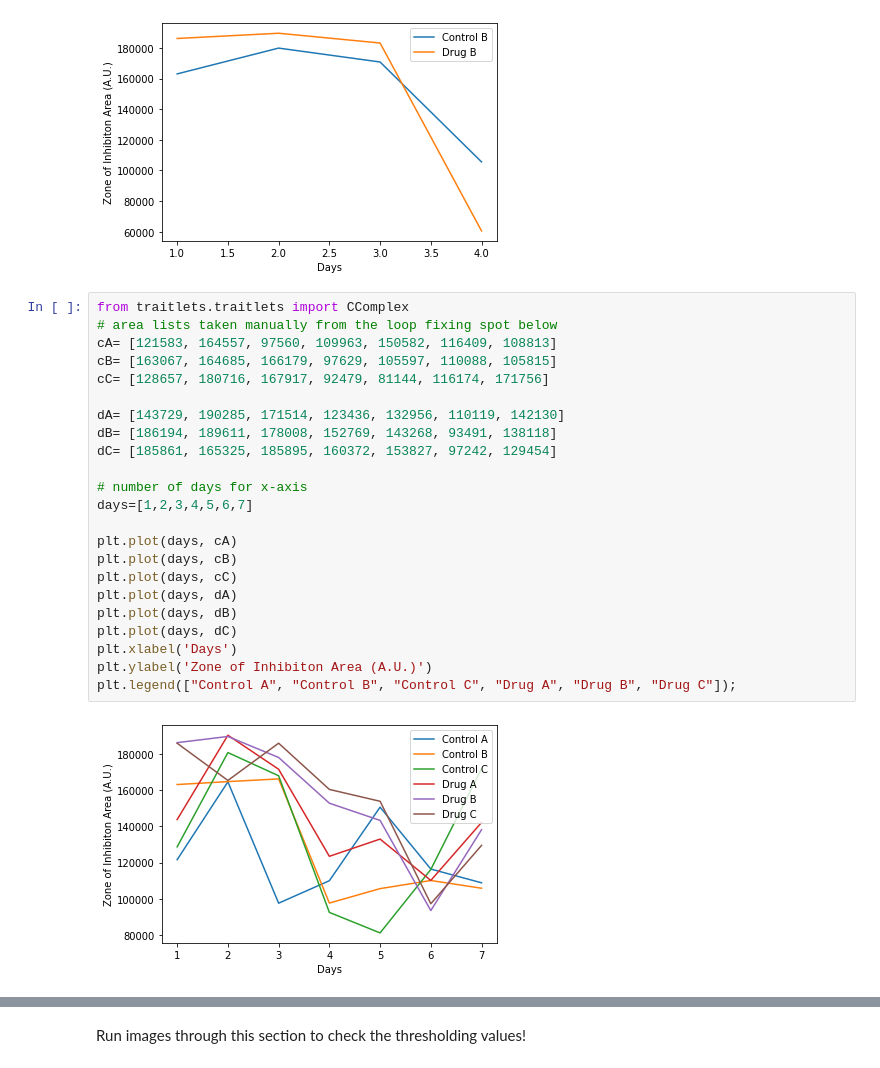
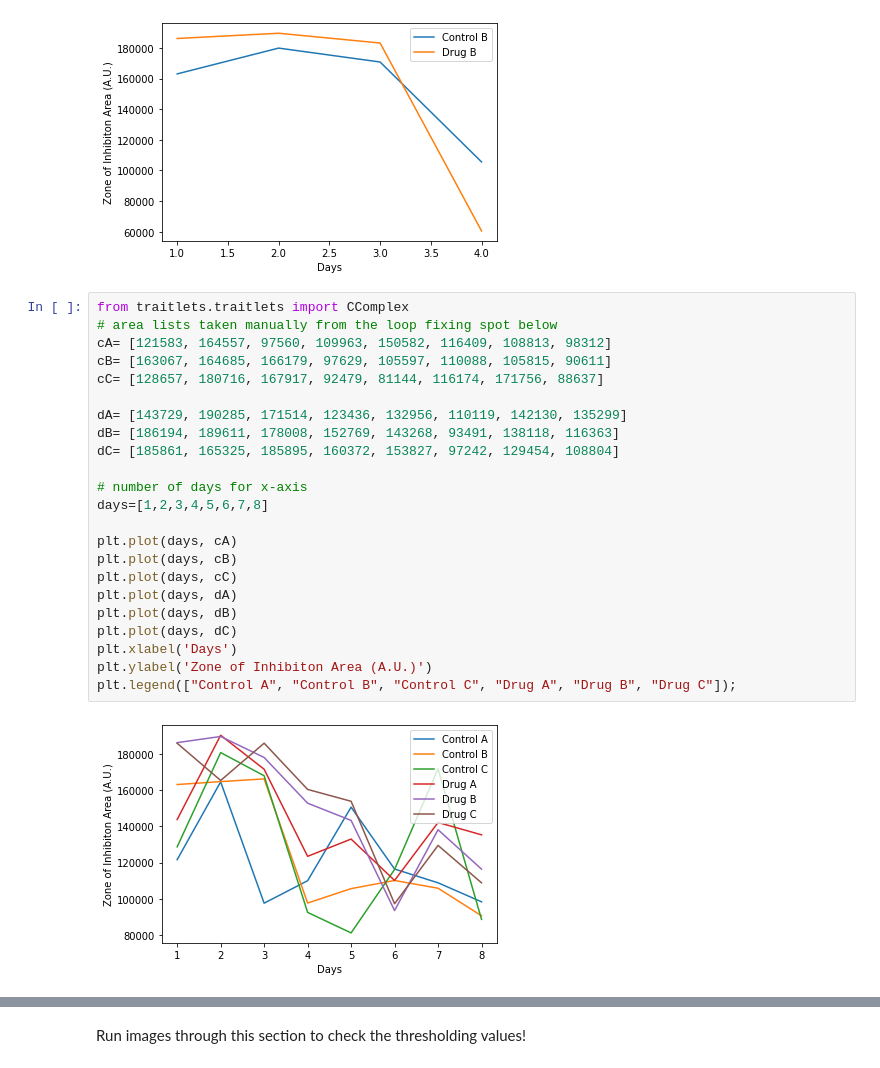
Before and after one commit to lmkelly16/BYU-REU-2022, a Jupyter notebook: all_the_loops.ipynb, the cells around one changed output, grey strips where cells are left out. Saved outputs shown, nothing was run; the diff lists cells and outputs as text.

```diff
--- a/all_the_loops.ipynb
+++ b/all_the_loops.ipynb
@@ -276,28 +276,28 @@ plt.legend(["Control B", "Drug B"]);
 # %%
 from traitlets.traitlets import CComplex
 # area lists taken manually from the loop fixing spot below
-cA= [121583, 164557, 97560, 109963, 150582, 116409, 108813]
-cB= [163067, 164685, 166179, 97629, 105597, 110088, 105815]
-cC= [128657, 180716, 167917, 92479, 81144, 116174, 171756]
+cA= [121583, 164557, 97560, 109963, 150582, 116409, 108813, 98312]
+cB= [163067, 164685, 166179, 97629, 105597, 110088, 105815, 90611]
+cC= [128657, 180716, 167917, 92479, 81144, 116174, 171756, 88637]
 
-dA= [143729, 190285, 171514, 123436, 132956, 110119, 142130]
-dB= [186194, 189611, 178008, 152769, 143268, 93491, 138118]
-dC= [185861, 165325, 185895, 160372, 153827, 97242, 129454]
+dA= [143729, 190285, 171514, 123436, 132956, 110119, 142130, 135299]
+dB= [186194, 189611, 178008, 152769, 143268, 93491, 138118, 116363]
+dC= [185861, 165325, 185895, 160372, 153827, 97242, 129454, 108804]
 
 # number of days for x-axis
-days=[1,2,3,4,5,6,7]
+days=[1,2,3,4,5,6,7,8]
 
 plt.plot(days, cA)
 plt.plot(days, cB)
 plt.plot(days, cC)
 plt.plot(days, dA)
 plt.plot(days, dB)
 plt.plot(days, dC)
 plt.xlabel('Days')
 plt.ylabel('Zone of Inhibiton Area (A.U.)')
 plt.legend(["Control A", "Control B", "Control C", "Drug A", "Drug B", "Drug C"]);
 # %% [output]
-[figure, old version]
+[figure, new version]
 # %%
 control_area_average = []
 for i in range(len(cA)):
```
Also changed, not shown: parts of 7 cells of this notebook.
